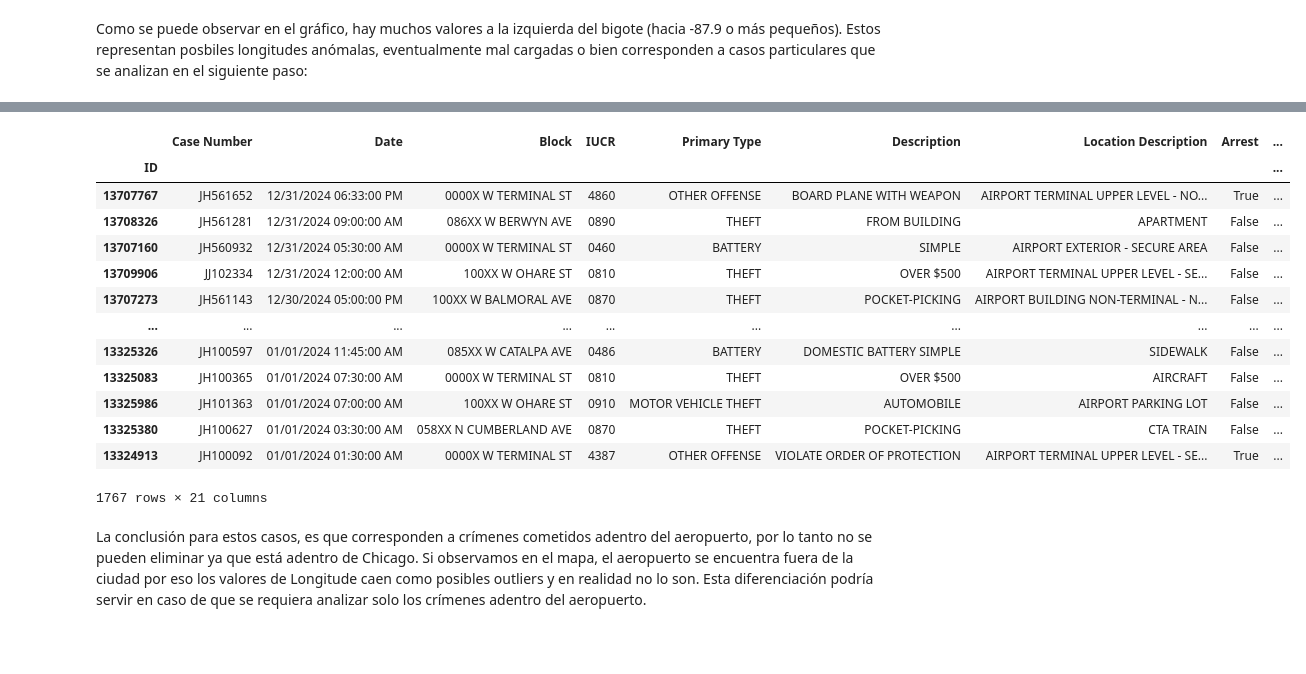
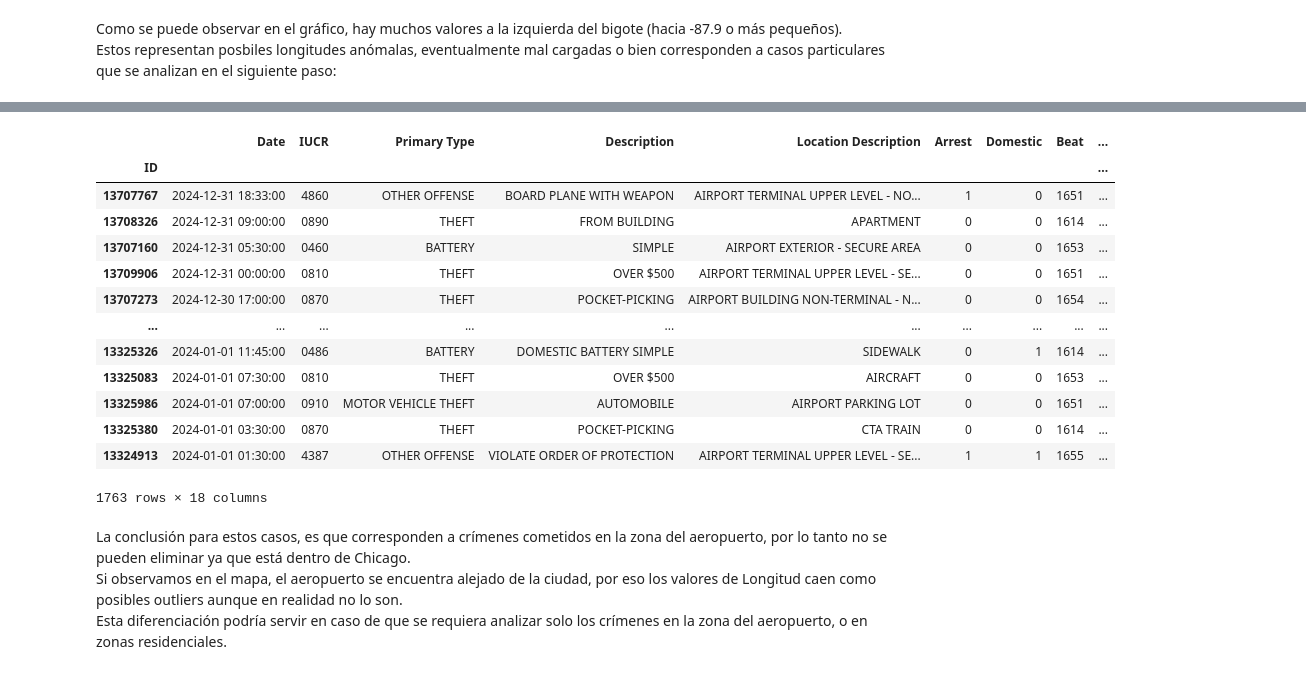
Before and after one commit to gjmv/CEIA_2025_B2_AdD_TP, a Jupyter notebook: TP.ipynb, the cells around one changed output, grey strips where cells are left out. Drawn from its saved outputs; the diff is of its cells as text; code cells hidden in the pictures; blank space fills up the shorter version.

```diff
--- a/TP.ipynb
+++ b/TP.ipynb
@@ -281,6 +282,9 @@ En el caso de Location Description, el porcentaje de nulos sobre el total es de
 En total no llegan al 1%, por ese motivo decidimos eliminar los faltantes.
 # %%
 df_csv.dropna(inplace=True)
+
+# Como Community Area tenía nulos, la reconoció como float, pero sabemos que son números enteros, por lo tanto, una vez eliminados los nulos la convertimos a int
+df_csv["Community Area"] = df_csv["Community Area"].astype(int)
 # %% [markdown]
 Vamos a observar los datos mediante gráficas
 # %%
@@ -469,0 +487,21 @@ df_csv["District"] = df_csv["District"].cat.remove_unused_categories()
+# %%
+# Volvemos a convertir Arrest y Domestic en int, porque nos van a servir para los siguientes análisis.
+
+df_csv["Arrest"] = df_csv["Arrest"].astype(int)
+df_csv["Domestic"] = df_csv["Domestic"].astype(int)
+
+comm_area = df_csv.groupby("Community Area", observed=True).agg(
+    Arrestos = ("Arrest", "sum"),
+    Domesticos = ("Domestic", "sum"),
+    Total = ("Community Area", "count")
+)
+
+
+fig, ax = plt.subplots(3, 1, figsize=(15, 10))
+
+sns.barplot(data=comm_area['Arrestos'], ax=ax[0], order=comm_area["Arrestos"].sort_values(ascending=False).index)
+sns.barplot(data=comm_area['Domesticos'], ax=ax[1], order=comm_area["Domesticos"].sort_values(ascending=False).index)
+sns.barplot(data=comm_area['Total'], ax=ax[2], order=comm_area["Total"].sort_values(ascending=False).index)
+
+plt.tight_layout()
+plt.show()
@@ -530,9 +574,6 @@ Se observa un comportamiento similar a la hora 0, se presume que en muchos casos
 
 Estos comportamientos pueden deberse a que la columna Date es en muchos casos "la mejor estimación" del día y horario del hecho.
 # %%
-df_csv["Arrest"] = df_csv["Arrest"].astype(int)
-df_csv["Beat"] = df_csv["Beat"].astype(int)
-
 district = df_csv.groupby(["District"], observed=True).agg(
     Arrestos = ('Arrest', "sum"),
     Patrullas = ('Beat', lambda x: x.nunique()),
@@ -690,8 +712,8 @@ Como se puede observar en el gráfico, hay muchos valores a la izquierda del big
 Estos representan posbiles longitudes anómalas, eventualmente mal cargadas o bien corresponden a casos particulares que se analizan en el siguiente paso:
 # %%
 # Calcular Q1, Q3 y IQR
-Q1 = df_otl['Longitude'].quantile(0.25)
-Q3 = df_otl['Longitude'].quantile(0.75)
+Q1 = df_csv['Longitude'].quantile(0.25)
+Q3 = df_csv['Longitude'].quantile(0.75)
 IQR = Q3 - Q1
 
 # Limites para considerar outliers
@@ -702,7 +724,7 @@ print(f"Límite inferior: {lower_bound:.5f}")
 print(f"Límite superior: {upper_bound:.5f}")
 
 # Filtrar registros que están fuera de los límites
-outliers = df_otl[(df_otl['Longitude'] < lower_bound) | (df_otl['Longitude'] > upper_bound)]
+outliers = df_csv[(df_csv['Longitude'] < lower_bound) | (df_csv['Longitude'] > upper_bound)]
 
 # Mostrar los primeros 10 outliers
 #print(outliers[['Primary Type','Block','Description','Location Description','Longitude','Latitude']].head(10))
@@ -713,18 +735,18 @@ Límite superior: -87.50350
-|  | Case Number | Date | Block | IUCR | Primary Type | Description | Location Description | Arrest | ... |
+|  | Date | IUCR | Primary Type | Description | Location Description | Arrest | Domestic | Beat | ... |
 | ID |  |  |  |  |  |  |  |  | ... |
-| 13707767 | JH561652 | 12/31/2024 06:33:00 PM | 0000X W TERMINAL ST | 4860 | OTHER OFFENSE | BOARD PLANE WITH WEAPON | AIRPORT TERMINAL UPPER LEVEL - NO... | True | ... |
-| 13708326 | JH561281 | 12/31/2024 09:00:00 AM | 086XX W BERWYN AVE | 0890 | THEFT | FROM BUILDING | APARTMENT | False | ... |
-| 13707160 | JH560932 | 12/31/2024 05:30:00 AM | 0000X W TERMINAL ST | 0460 | BATTERY | SIMPLE | AIRPORT EXTERIOR - SECURE AREA | False | ... |
-| 13709906 | JJ102334 | 12/31/2024 12:00:00 AM | 100XX W OHARE ST | 0810 | THEFT | OVER $500 | AIRPORT TERMINAL UPPER LEVEL - SE... | False | ... |
-| 13707273 | JH561143 | 12/30/2024 05:00:00 PM | 100XX W BALMORAL AVE | 0870 | THEFT | POCKET-PICKING | AIRPORT BUILDING NON-TERMINAL - N... | False | ... |
+| 13707767 | 2024-12-31 18:33:00 | 4860 | OTHER OFFENSE | BOARD PLANE WITH WEAPON | AIRPORT TERMINAL UPPER LEVEL - NO... | 1 | 0 | 1651 | ... |
+| 13708326 | 2024-12-31 09:00:00 | 0890 | THEFT | FROM BUILDING | APARTMENT | 0 | 0 | 1614 | ... |
+| 13707160 | 2024-12-31 05:30:00 | 0460 | BATTERY | SIMPLE | AIRPORT EXTERIOR - SECURE AREA | 0 | 0 | 1653 | ... |
+| 13709906 | 2024-12-31 00:00:00 | 0810 | THEFT | OVER $500 | AIRPORT TERMINAL UPPER LEVEL - SE... | 0 | 0 | 1651 | ... |
+| 13707273 | 2024-12-30 17:00:00 | 0870 | THEFT | POCKET-PICKING | AIRPORT BUILDING NON-TERMINAL - N... | 0 | 0 | 1654 | ... |
 | ... | ... | ... | ... | ... | ... | ... | ... | ... | ... |
-| 13325326 | JH100597 | 01/01/2024 11:45:00 AM | 085XX W CATALPA AVE | 0486 | BATTERY | DOMESTIC BATTERY SIMPLE | SIDEWALK | False | ... |
-| 13325083 | JH100365 | 01/01/2024 07:30:00 AM | 0000X W TERMINAL ST | 0810 | THEFT | OVER $500 | AIRCRAFT | False | ... |
-| 13325986 | JH101363 | 01/01/2024 07:00:00 AM | 100XX W OHARE ST | 0910 | MOTOR VEHICLE THEFT | AUTOMOBILE | AIRPORT PARKING LOT | False | ... |
-| 13325380 | JH100627 | 01/01/2024 03:30:00 AM | 058XX N CUMBERLAND AVE | 0870 | THEFT | POCKET-PICKING | CTA TRAIN | False | ... |
-| 13324913 | JH100092 | 01/01/2024 01:30:00 AM | 0000X W TERMINAL ST | 4387 | OTHER OFFENSE | VIOLATE ORDER OF PROTECTION | AIRPORT TERMINAL UPPER LEVEL - SE... | True | ... |
+| 13325326 | 2024-01-01 11:45:00 | 0486 | BATTERY | DOMESTIC BATTERY SIMPLE | SIDEWALK | 0 | 1 | 1614 | ... |
+| 13325083 | 2024-01-01 07:30:00 | 0810 | THEFT | OVER $500 | AIRCRAFT | 0 | 0 | 1653 | ... |
+| 13325986 | 2024-01-01 07:00:00 | 0910 | MOTOR VEHICLE THEFT | AUTOMOBILE | AIRPORT PARKING LOT | 0 | 0 | 1651 | ... |
+| 13325380 | 2024-01-01 03:30:00 | 0870 | THEFT | POCKET-PICKING | CTA TRAIN | 0 | 0 | 1614 | ... |
+| 13324913 | 2024-01-01 01:30:00 | 4387 | OTHER OFFENSE | VIOLATE ORDER OF PROTECTION | AIRPORT TERMINAL UPPER LEVEL - SE... | 1 | 1 | 1655 | ... |
-1767 rows × 21 columns
+1763 rows × 18 columns
 # %% [markdown]
-La conclusión para estos casos, es que corresponden a crímenes cometidos adentro del aeropuerto, por lo tanto no se pueden eliminar ya que está adentro de Chicago.
-Si observamos en el mapa, el aeropuerto se encuentra fuera de la ciudad por eso los valores de Longitude caen como posibles outliers y en realidad no lo son.
-Esta diferenciación podría servir en caso de que se requiera analizar solo los crímenes adentro del aeropuerto.
+La conclusión para estos casos, es que corresponden a crímenes cometidos en la zona del aeropuerto, por lo tanto no se pueden eliminar ya que está dentro de Chicago.
+Si observamos en el mapa, el aeropuerto se encuentra alejado de la ciudad, por eso los valores de Longitud caen como posibles outliers aunque en realidad no lo son.
+Esta diferenciación podría servir en caso de que se requiera analizar solo los crímenes en la zona del aeropuerto, o en zonas residenciales.
```
Also changed, not shown: parts of 19 cells of this notebook.
